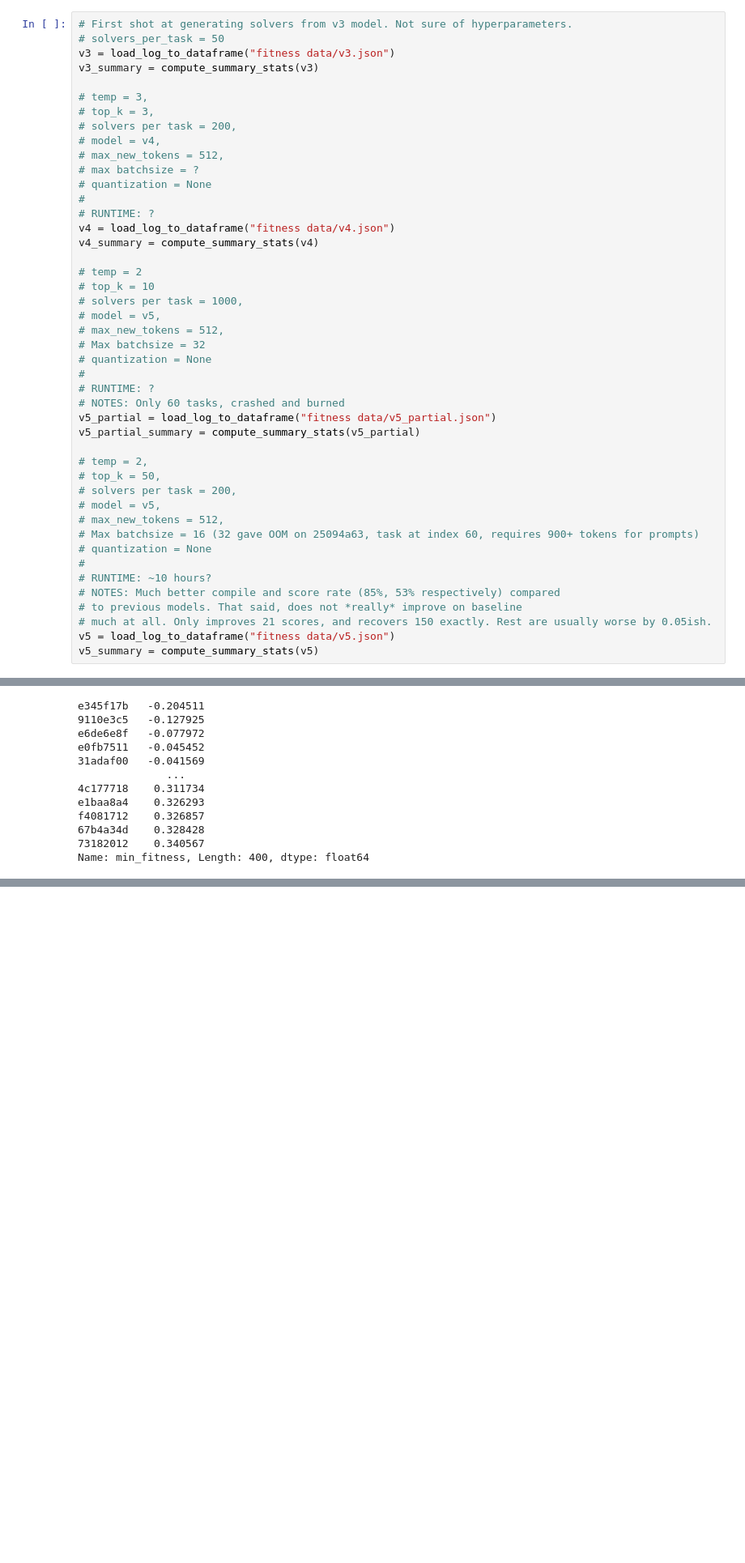
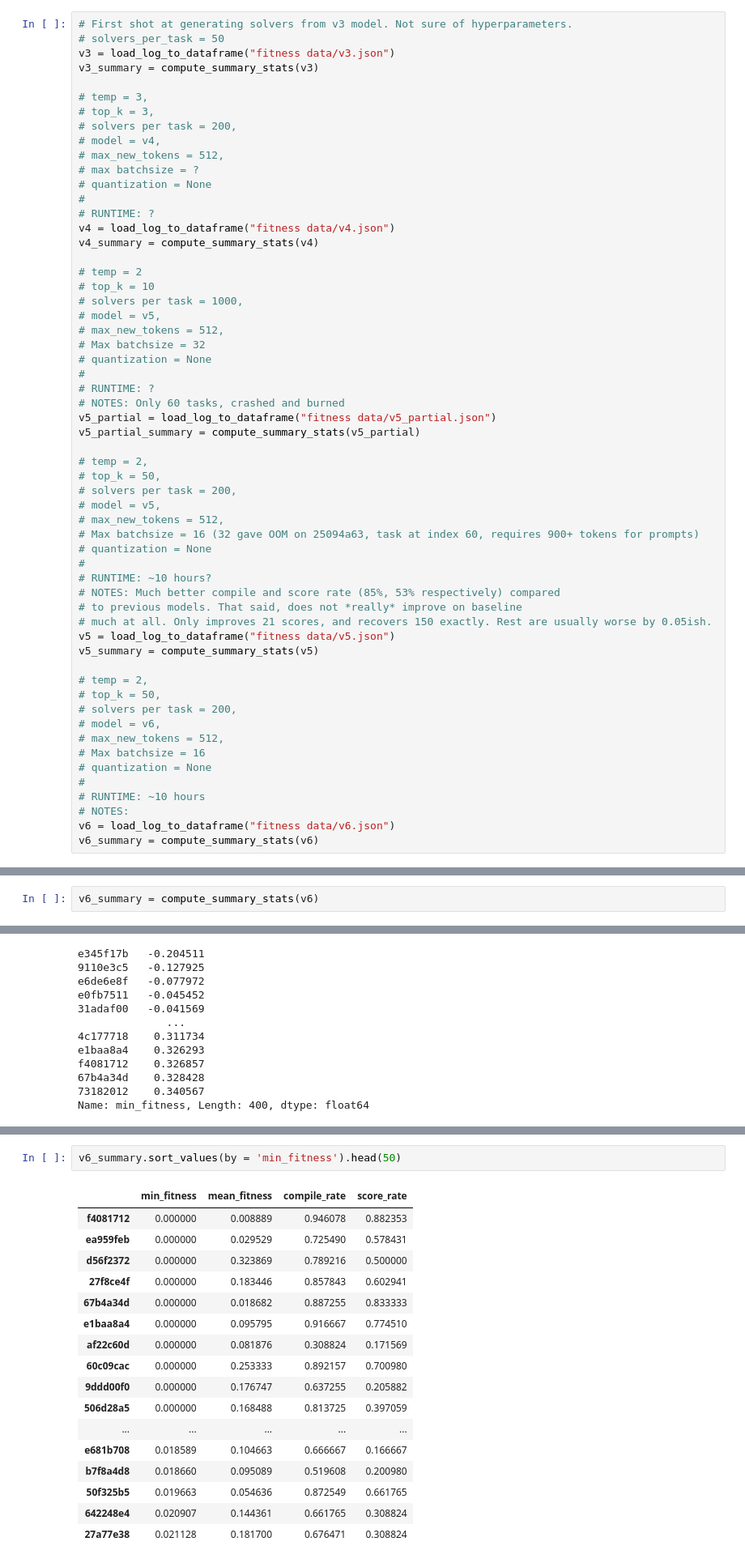
Before and after one commit to AmziJeffs/ARCPrize2024, a Jupyter notebook: genetic algorithm/fitness data charts.ipynb, the cells around one changed output, grey strips where cells are left out. Shown at 81% size. Saved outputs shown, nothing was run; the diff lists cells and outputs as text; blank space fills up the shorter version.

Commit message:
Compare v5 and v6, noticed v5 solves a new task, and v6 solves three new tasks!

```diff
--- a/genetic algorithm/fitness data charts.ipynb
+++ b/genetic algorithm/fitness data charts.ipynb
@@ -512,6 +512,19 @@ v5_partial_summary = compute_summary_stats(v5_partial)
 # much at all. Only improves 21 scores, and recovers 150 exactly. Rest are usually worse by 0.05ish.
 v5 = load_log_to_dataframe("fitness data/v5.json")
 v5_summary = compute_summary_stats(v5)
+
+# temp = 2,
+# top_k = 50,
+# solvers per task = 200,
+# model = v6,
+# max_new_tokens = 512,
+# Max batchsize = 16
+# quantization = None
+#
+# RUNTIME: ~10 hours
+# NOTES:
+v6 = load_log_to_dataframe("fitness data/v6.json")
+v6_summary = compute_summary_stats(v6)
 # %%
 D = v3.min(axis = 1)
 # %%
@@ -557,5 +578,7 @@ dtype: float64
 # %%
 v5_summary = compute_summary_stats(v5)
+# %%
+v6_summary = compute_summary_stats(v6)
 # %%
 v5_summary.sort_values(by = 'score_rate')
 # %% [output]
@@ -727,0 +789,20 @@ plt.show()
+# %%
+v6_summary.sort_values(by = 'min_fitness').head(50)
+# %% [output]
+|  | min_fitness | mean_fitness | compile_rate | score_rate |
+| f4081712 | 0.000000 | 0.008889 | 0.946078 | 0.882353 |
+| ea959feb | 0.000000 | 0.029529 | 0.725490 | 0.578431 |
+| d56f2372 | 0.000000 | 0.323869 | 0.789216 | 0.500000 |
+| 27f8ce4f | 0.000000 | 0.183446 | 0.857843 | 0.602941 |
+| 67b4a34d | 0.000000 | 0.018682 | 0.887255 | 0.833333 |
+| e1baa8a4 | 0.000000 | 0.095795 | 0.916667 | 0.774510 |
+| af22c60d | 0.000000 | 0.081876 | 0.308824 | 0.171569 |
+| 60c09cac | 0.000000 | 0.253333 | 0.892157 | 0.700980 |
+| 9ddd00f0 | 0.000000 | 0.176747 | 0.637255 | 0.205882 |
+| 506d28a5 | 0.000000 | 0.168488 | 0.813725 | 0.397059 |
+| ... | ... | ... | ... | ... |
+| e681b708 | 0.018589 | 0.104663 | 0.666667 | 0.166667 |
+| b7f8a4d8 | 0.018660 | 0.095089 | 0.519608 | 0.200980 |
+| 50f325b5 | 0.019663 | 0.054636 | 0.872549 | 0.661765 |
+| 642248e4 | 0.020907 | 0.144361 | 0.661765 | 0.308824 |
+| 27a77e38 | 0.021128 | 0.181700 | 0.676471 | 0.308824 |
```
Also changed, not shown: parts of 17 cells of this notebook.
